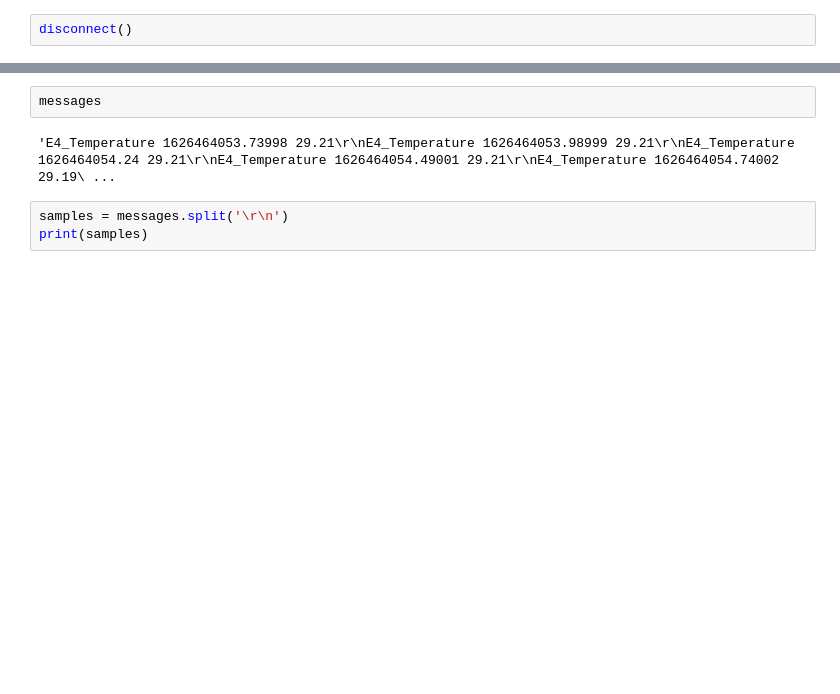
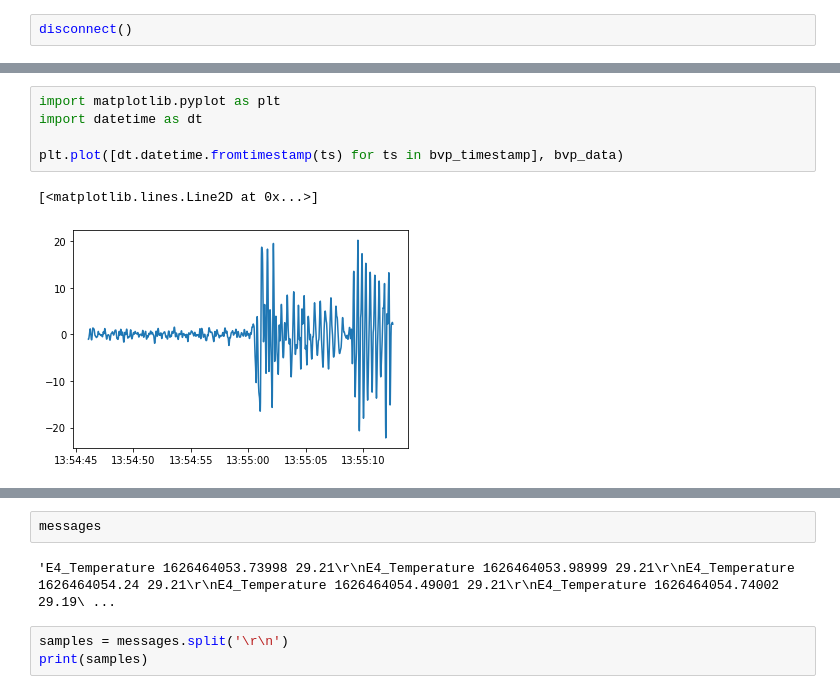
Before and after one commit to aibanks/Holodeck_Sensorlab, a Jupyter notebook: To MQTT.ipynb, the cells around one changed output, grey strips where cells are left out. Drawn from its saved outputs; the diff is of its cells as text; blank space fills up the shorter version.

```diff
--- a/To MQTT.ipynb
+++ b/To MQTT.ipynb
@@ -283,0 +339,8 @@ plt.plot(temp_timestamp, temp_data)
+# %%
+import matplotlib.pyplot as plt
+import datetime as dt
+
+plt.plot([dt.datetime.fromtimestamp(ts) for ts in bvp_timestamp], bvp_data)
+# %% [output]
+[<matplotlib.lines.Line2D at 0x...>]
+[figure, added]
```
Also changed, not shown: parts of 4 cells of this notebook, 6 other files.
